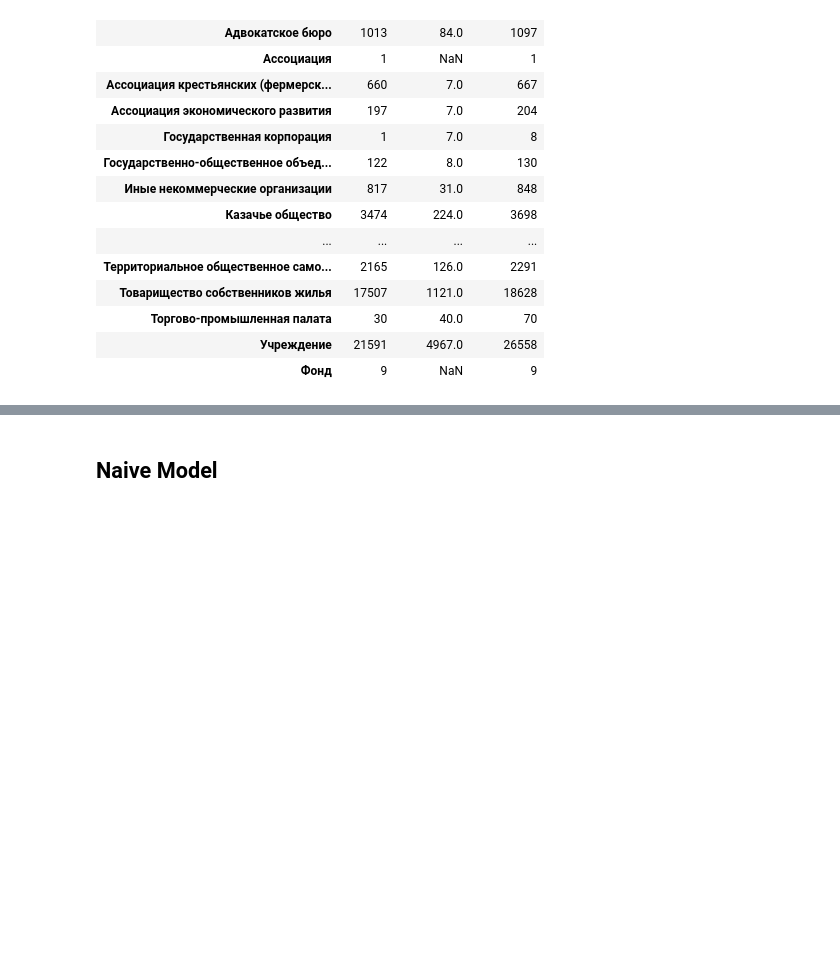
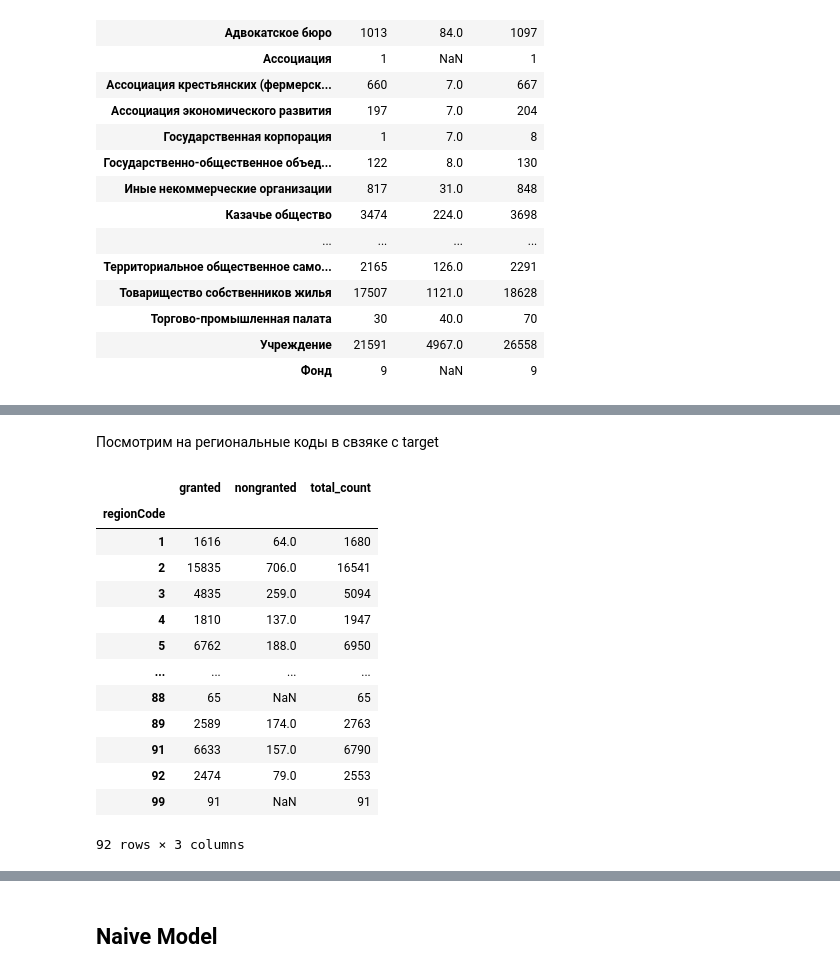
Before and after one commit to Elen-Skri/Projects-DSC, a Jupyter notebook: Teplitsa_hackaton/Case_1_nko_FE.ipynb, the cells around one changed output, grey strips where cells are left out. Drawn from its saved outputs; the diff is of its cells as text; code cells hidden in the pictures; blank space fills up the shorter version.

```diff
--- a/Teplitsa_hackaton/Case_1_nko_FE.ipynb
+++ b/Teplitsa_hackaton/Case_1_nko_FE.ipynb
@@ -104,0 +192,2 @@ df
+# %%
+data.loc[data.regionCode == 0, 'regionCode'] = 16
@@ -104,0 +209,23 @@ df
+# %% [markdown]
+Посмотрим на региональные коды в свзяке с target
+# %%
+df_reg_code = pd.DataFrame()
+df_reg_code['granted']= data[data.target == 0].groupby('regionCode')['ogrn'].count()
+df_reg_code['nongranted'] = data[data.target == 1].groupby('regionCode')['ogrn'].count()
+df_reg_code['total_count'] = data.groupby('regionCode')['ogrn'].count()
+df_reg_code
+# %% [output]
+|  | granted | nongranted | total_count |
+| regionCode |  |  |  |
+| 1 | 1616 | 64.0 | 1680 |
+| 2 | 15835 | 706.0 | 16541 |
+| 3 | 4835 | 259.0 | 5094 |
+| 4 | 1810 | 137.0 | 1947 |
+| 5 | 6762 | 188.0 | 6950 |
+| ... | ... | ... | ... |
+| 88 | 65 | NaN | 65 |
+| 89 | 2589 | 174.0 | 2763 |
+| 91 | 6633 | 157.0 | 6790 |
+| 92 | 2474 | 79.0 | 2553 |
+| 99 | 91 | NaN | 91 |
+92 rows × 3 columns
```
Also changed, not shown: parts of 14 cells of this notebook.
